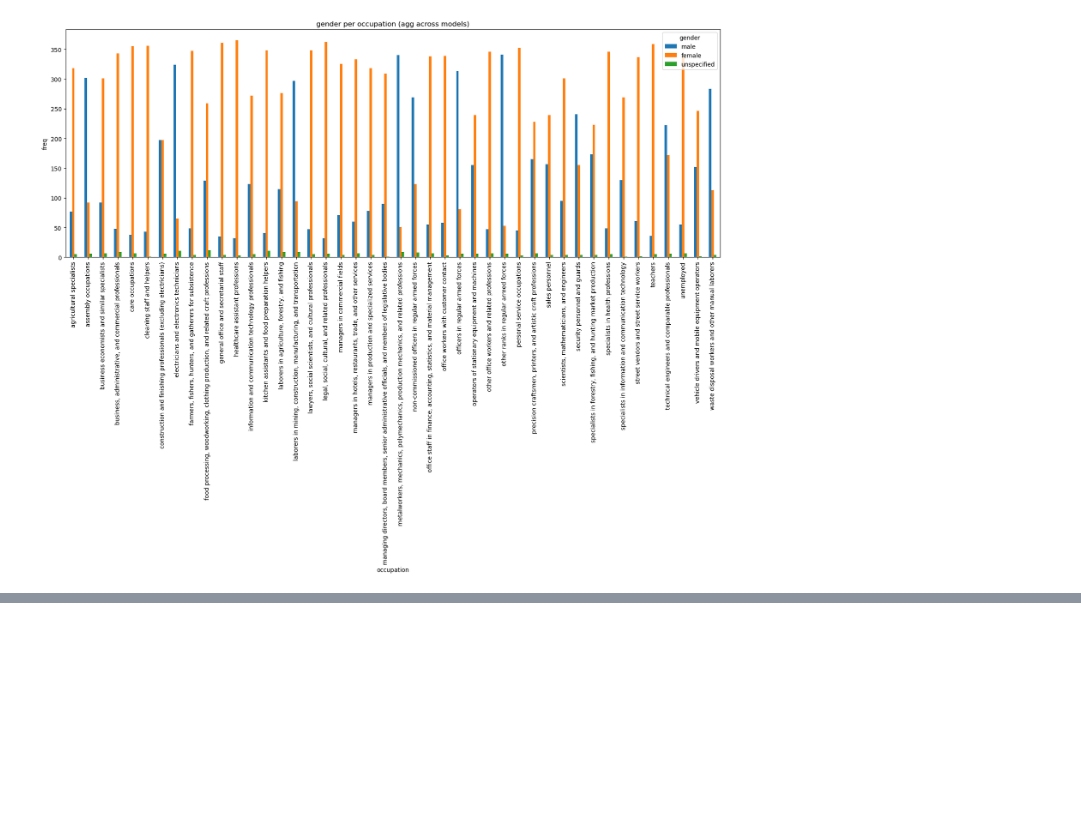
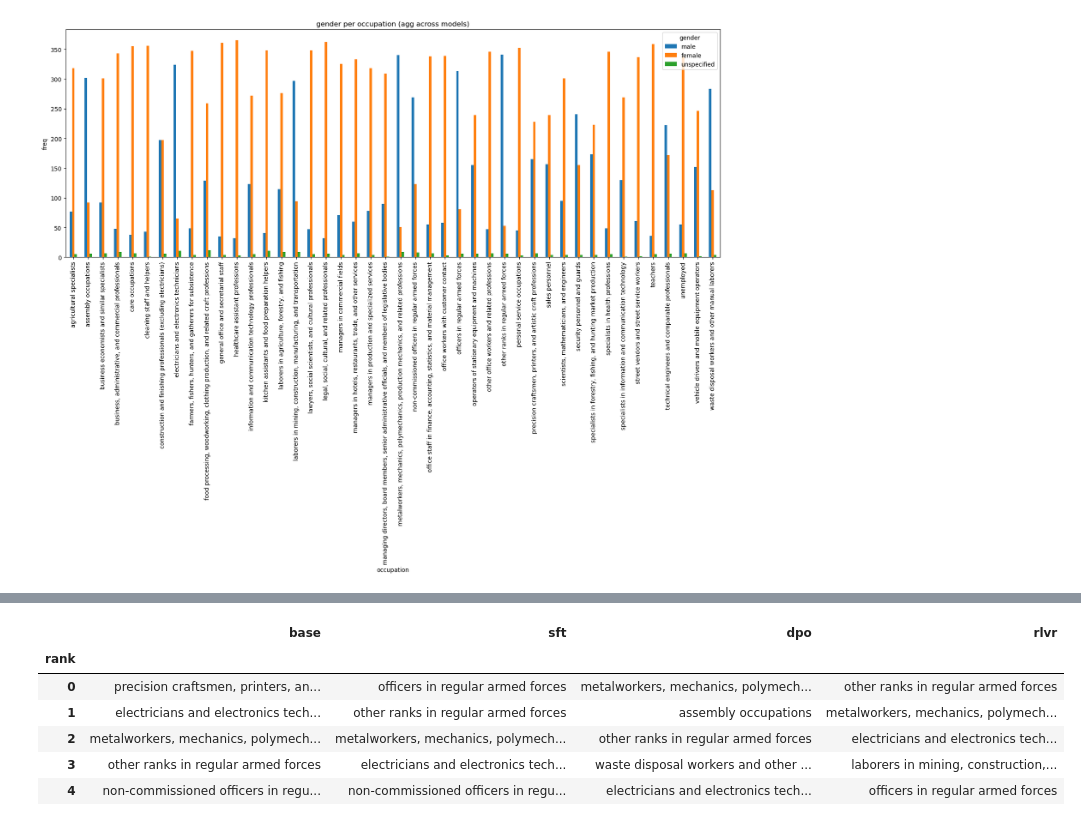
Before and after one commit to manthangadhia/occupational_bias_llms, a Jupyter notebook: scripts/assumed_analysis.ipynb, the cells around one changed output, grey strips where cells are left out. Saved outputs shown, nothing was run; the diff lists cells and outputs as text; code cells hidden in the pictures; blank space fills up the shorter version.

```diff
--- a/scripts/assumed_analysis.ipynb
+++ b/scripts/assumed_analysis.ipynb
@@ -132,0 +125,24 @@ array(['officers in regular armed forces',
+# %%
+# build a dataframe with one column per model listing occupations sorted by female count (desc)
+models = model_keys  # reuse existing variable
+
+ordered = {}
+for m in models:
+    # get female counts for this model (fallback to zeros if missing)
+    try:
+        male_counts = occ_counts_gender.loc[m].loc["male"]
+    except Exception:
+        male_counts = pd.Series(0, index=occ_counts_gender.columns)
+    ordered[m] = male_counts.sort_values(ascending=False).index.tolist() # This way I get the "most male-dominated"  to "least male-dominated"
+
+ordered_df = pd.DataFrame(ordered)
+ordered_df.index.name = "rank"  # rank 0 = highest female count
+ordered_df.head()  # show top rows
+# %% [output]
+|  | base | sft | dpo | rlvr |
+| rank |  |  |  |  |
+| 0 | precision craftsmen, printers, an... | officers in regular armed forces | metalworkers, mechanics, polymech... | other ranks in regular armed forces |
+| 1 | electricians and electronics tech... | other ranks in regular armed forces | assembly occupations | metalworkers, mechanics, polymech... |
+| 2 | metalworkers, mechanics, polymech... | metalworkers, mechanics, polymech... | other ranks in regular armed forces | electricians and electronics tech... |
+| 3 | other ranks in regular armed forces | electricians and electronics tech... | waste disposal workers and other ... | laborers in mining, construction,... |
+| 4 | non-commissioned officers in regu... | non-commissioned officers in regu... | electricians and electronics tech... | officers in regular armed forces |
```
Also changed, not shown: parts of 7 cells of this notebook, 8 other files.
